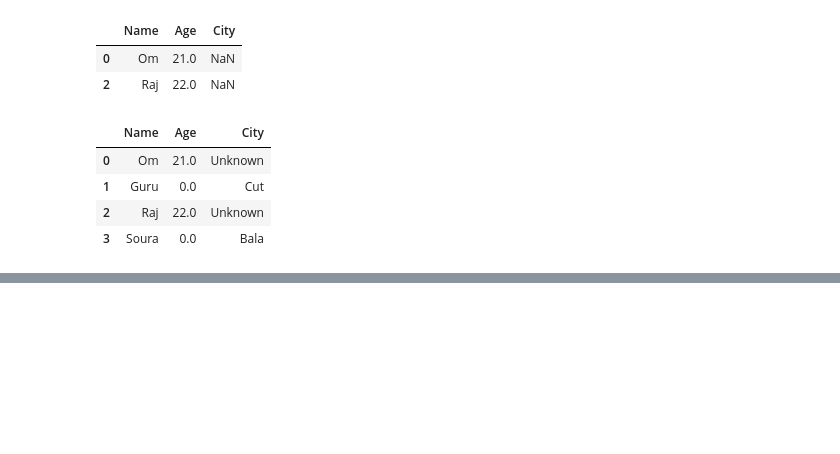
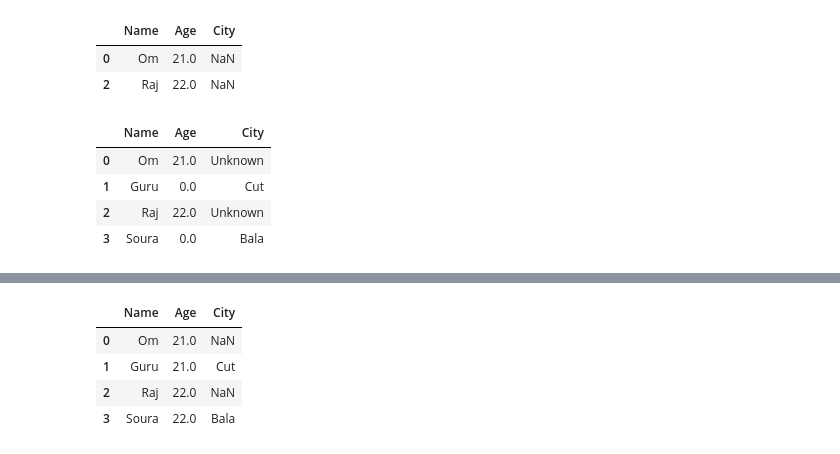
Before and after one commit to fieryprofessor/ML-LAB-jupyter-notebooks-, a Jupyter notebook: MLNotebook2.ipynb, the cells around one changed output, grey strips where cells are left out. Cells and saved outputs as stored; diff of their text form; code cells hidden in the pictures; blank space fills up the shorter version.

```diff
--- a/MLNotebook2.ipynb
+++ b/MLNotebook2.ipynb
@@ -341,0 +354,12 @@ df_fill
+# %%
+#Forward fill NaN values (propagate previous value forward)
+df_i = df.copy()
+df_i['Age'] = df_i['Age'].ffill()
+df_i
+#there is also an bfill() for propagating next value forward
+# %% [output]
+|  | Name | Age | City |
+| 0 | Om | 21.0 | NaN |
+| 1 | Guru | 21.0 | Cut |
+| 2 | Raj | 22.0 | NaN |
+| 3 | Soura | 22.0 | Bala |
```
Also changed, not shown: parts of 3 cells of this notebook, 1 other file.
